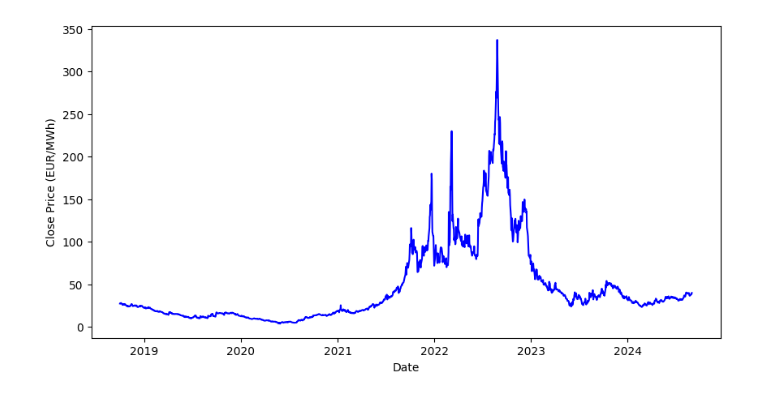
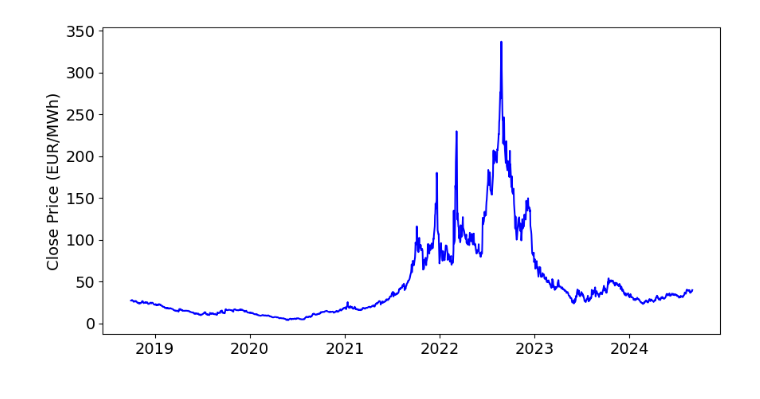
Before and after one commit to sindrjha/statistical-arbitrage, a Jupyter notebook: eda/eda.ipynb, the cells around one changed output. Drawn from its saved outputs; the diff is of its cells as text; code cells hidden in the pictures.

```diff
--- a/eda/eda.ipynb
+++ b/eda/eda.ipynb
@@ -29,0 +39,38 @@ fig.show()
+# %%
+import matplotlib.pyplot as plt
+ttf['log_return'] = np.log(ttf['CLOSE'] / ttf['CLOSE'].shift(1))
+the['log_return'] = np.log(the['CLOSE'] / the['CLOSE'].shift(1))
+nbp['log_return'] = np.log(nbp['CLOSE'] / nbp['CLOSE'].shift(1))
+
+
+
+plt.figure(figsize=(15, 10))
+
+length = 250
+
+plt.subplot(3, 1, 1)
+plt.vlines(ttf.index[-length:], 0, ttf['log_return'][-length:], colors='blue', label='TTF')
+plt.ylabel('Log Return', fontsize=14)
+plt.title('TTF', fontsize=14)
+plt.grid(False)
+plt.xticks(fontsize=14)
+plt.yticks(fontsize=14)
+
+plt.subplot(3, 1, 2)
+plt.vlines(the.index[-length:], 0, the['log_return'][-length:], colors='blue', label='THE')
+plt.ylabel('Log Return', fontsize=14)
+plt.title('THE', fontsize=14)
+plt.grid(False)
+plt.xticks(fontsize=14)
+plt.yticks(fontsize=14)
+
+plt.subplot(3, 1, 3)
+plt.vlines(nbp.index[-length:], 0, nbp['log_return'][-length:], colors='blue', label='NBP')
+plt.ylabel('Log Return', fontsize=14)
+plt.title('NBP', fontsize=14)
+plt.grid(False)
+plt.xticks(fontsize=14)
+plt.yticks(fontsize=14)
+
+plt.tight_layout()
+plt.show()
@@ -30,11 +124,12 @@ fig.show()
 # %%
 import matplotlib.pyplot as plt
 
 plt.figure(figsize=(10, 5))
 plt.plot(the.index, the['CLOSE'], label='THE', color='blue')
-plt.xlabel('Date')
-plt.ylabel('Close Price (EUR/MWh)')
-#plt.grid(True, axis='y')
+
+plt.ylabel('Close Price (EUR/MWh)', fontsize=14)
+plt.xticks(fontsize=14)
+plt.yticks(fontsize=14)
 plt.show()
 # %% [output]
-[figure, old version]
+[figure, new version]
```
Also changed, not shown: parts of 5 cells of this notebook, 22 other files.
